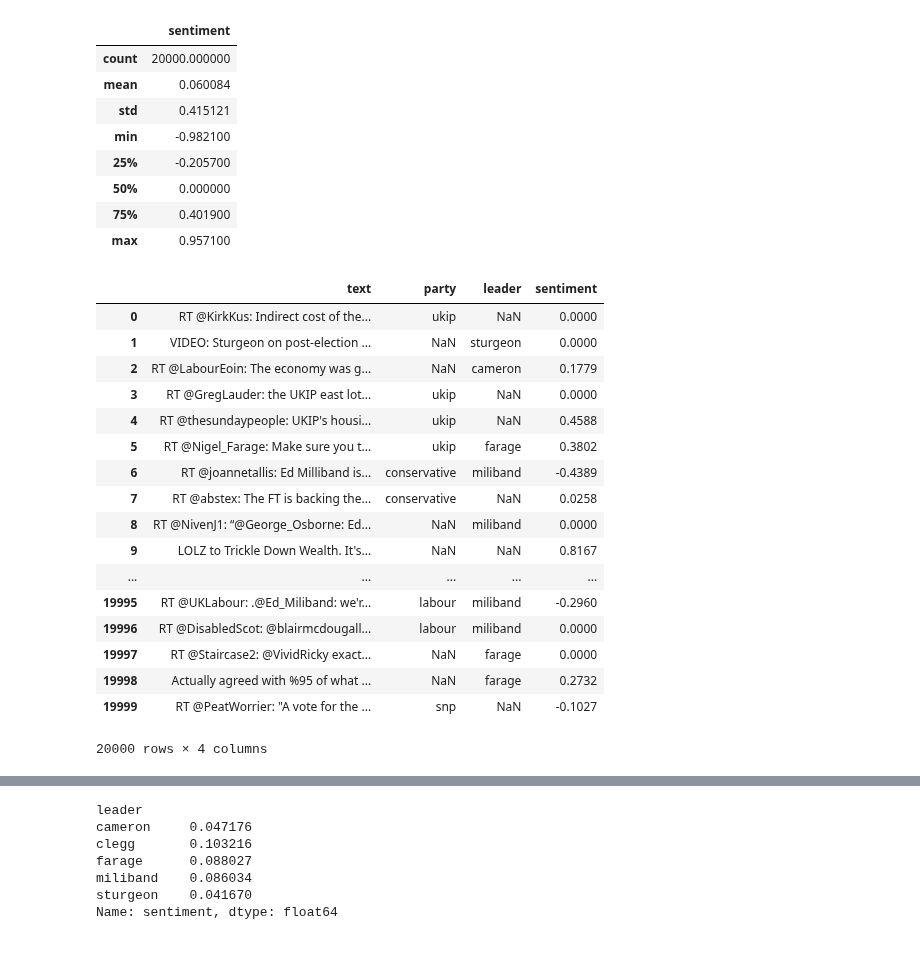
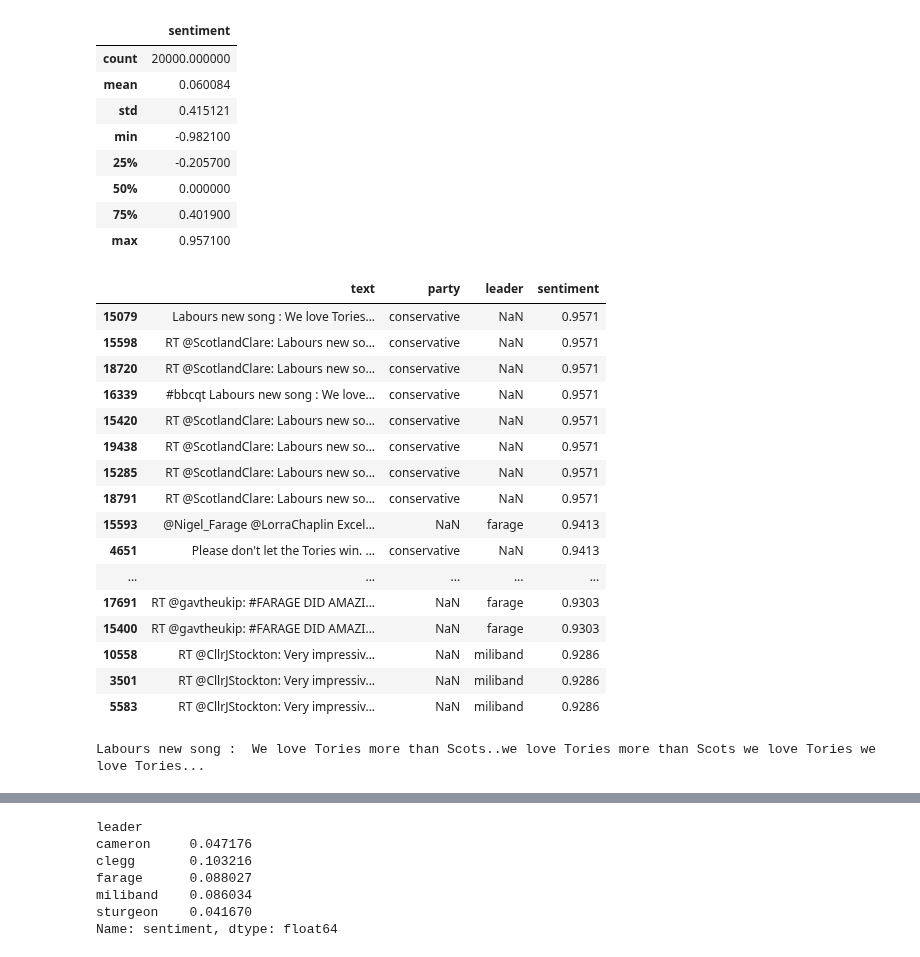
Before and after one commit to edinburghlivinglab/dds-notebooks, a Jupyter notebook: mudr_notebooks/TwitterSentiment.ipynb, the cells around one changed output, grey strips where cells are left out. Drawn from its saved outputs; the diff is of its cells as text; code cells hidden in the pictures.

Commit message:
added indexing

```diff
--- a/mudr_notebooks/TwitterSentiment.ipynb
+++ b/mudr_notebooks/TwitterSentiment.ipynb
@@ -187,24 +187,27 @@ data.describe()
 | 50% | 0.000000 |
 | 75% | 0.401900 |
 | max | 0.957100 |
-# %%
-data.sort()
-# %% [output]
-|  | text | party | leader | sentiment |
-| 0 | RT @KirkKus: Indirect cost of the... | ukip | NaN | 0.0000 |
-| 1 | VIDEO: Sturgeon on post-election ... | NaN | sturgeon | 0.0000 |
-| 2 | RT @LabourEoin: The economy was g... | NaN | cameron | 0.1779 |
-| 3 | RT @GregLauder: the UKIP east lot... | ukip | NaN | 0.0000 |
-| 4 | RT @thesundaypeople: UKIP's housi... | ukip | NaN | 0.4588 |
-| 5 | RT @Nigel_Farage: Make sure you t... | ukip | farage | 0.3802 |
-| 6 | RT @joannetallis: Ed Milliband is... | conservative | miliband | -0.4389 |
-| 7 | RT @abstex: The FT is backing the... | conservative | NaN | 0.0258 |
-| 8 | RT @NivenJ1: “@George_Osborne: Ed... | NaN | miliband | 0.0000 |
-| 9 | LOLZ to Trickle Down Wealth. It's... | NaN | NaN | 0.8167 |
-| ... | ... | ... | ... | ... |
-| 19995 | RT @UKLabour: .@Ed_Miliband: we'r... | labour | miliband | -0.2960 |
-| 19996 | RT @DisabledScot: @blairmcdougall... | labour | miliband | 0.0000 |
-| 19997 | RT @Staircase2: @VividRicky exact... | NaN | farage | 0.0000 |
-| 19998 | Actually agreed with %95 of what ... | NaN | farage | 0.2732 |
-| 19999 | RT @PeatWorrier: "A vote for the ... | snp | NaN | -0.1027 |
-20000 rows × 4 columns
+# %%
+data.sort_index(by="sentiment", ascending=False).head(25)
+# %% [output]
+|  | text | party | leader | sentiment |
+| 15079 | Labours new song : We love Tories... | conservative | NaN | 0.9571 |
+| 15598 | RT @ScotlandClare: Labours new so... | conservative | NaN | 0.9571 |
+| 18720 | RT @ScotlandClare: Labours new so... | conservative | NaN | 0.9571 |
+| 16339 | #bbcqt Labours new song : We love... | conservative | NaN | 0.9571 |
+| 15420 | RT @ScotlandClare: Labours new so... | conservative | NaN | 0.9571 |
+| 19438 | RT @ScotlandClare: Labours new so... | conservative | NaN | 0.9571 |
+| 15285 | RT @ScotlandClare: Labours new so... | conservative | NaN | 0.9571 |
+| 18791 | RT @ScotlandClare: Labours new so... | conservative | NaN | 0.9571 |
+| 15593 | @Nigel_Farage @LorraChaplin Excel... | NaN | farage | 0.9413 |
+| 4651 | Please don't let the Tories win. ... | conservative | NaN | 0.9413 |
+| ... | ... | ... | ... | ... |
+| 17691 | RT @gavtheukip: #FARAGE DID AMAZI... | NaN | farage | 0.9303 |
+| 15400 | RT @gavtheukip: #FARAGE DID AMAZI... | NaN | farage | 0.9303 |
+| 10558 | RT @CllrJStockton: Very impressiv... | NaN | miliband | 0.9286 |
+| 3501 | RT @CllrJStockton: Very impressiv... | NaN | miliband | 0.9286 |
+| 5583 | RT @CllrJStockton: Very impressiv... | NaN | miliband | 0.9286 |
+# %%
+print(data.iloc[15079]['text'])
+# %% [output]
+Labours new song :  We love Tories more than Scots..we love Tories more than Scots we love Tories we love Tories...
```
Also changed, not shown: parts of 2 cells of this notebook.
